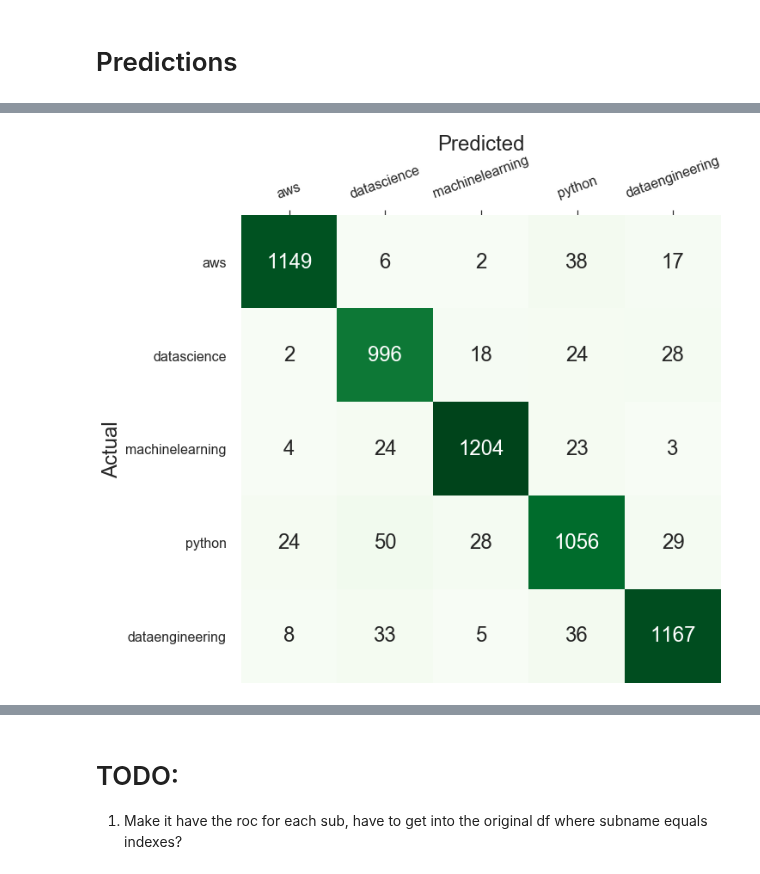
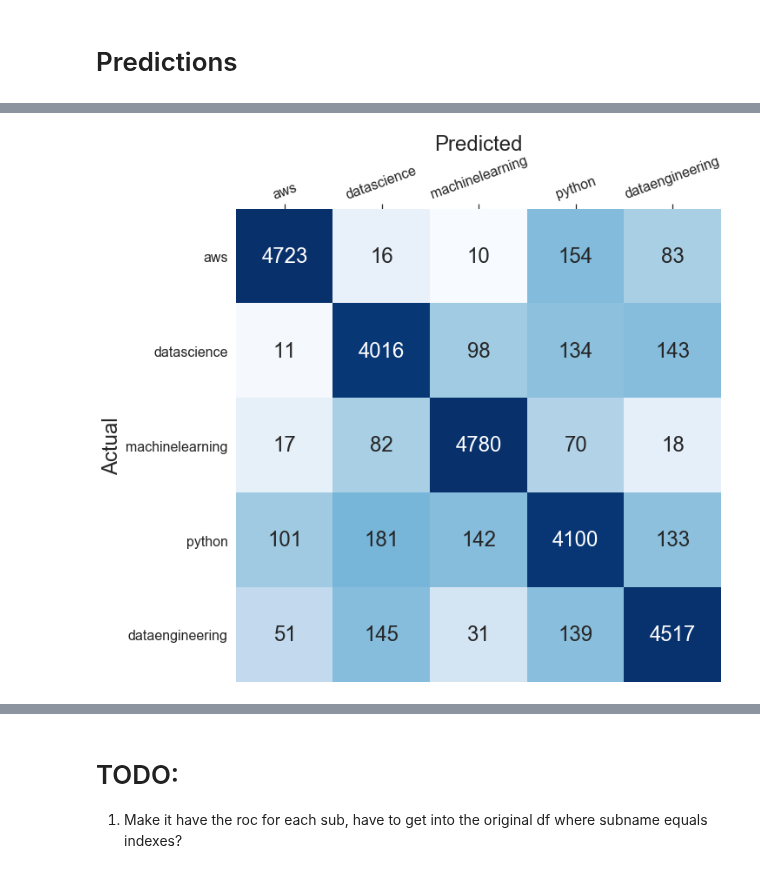
Before and after one commit to datapointchris/reddit-nlp, a Jupyter notebook: DS_coefficients and stats.ipynb, the cells around one changed output, grey strips where cells are left out. Saved outputs shown, nothing was run; the diff lists cells and outputs as text; code cells hidden in the pictures.

Commit message:
added more metrics to confusion matrix plots

```diff
--- a/DS_coefficients and stats.ipynb
+++ b/DS_coefficients and stats.ipynb
@@ -96,6 +88,6 @@ labeler.encodings_
  'python': 3,
  'dataengineering': 4}
 # %%
-useless_words = set(['using', 'lambda', 's3', 'does', 'looking', 'help', 'new', 'data', 'science', 'machine', 'learning', 'use', 'need', 'engineer', 'engineering'])
+useless_words = set(['using', 'lambda', 's3', 'does', 'looking', 'help', 'new', 'data', 'science', 'scientist', 'machine', 'learning', 'use', 'need', 'engineer', 'engineering'])
 
 custom_stop_words = ENGLISH_STOP_WORDS.union(subreddit_list, useless_words)
@@ -146,4 +140,4 @@ for sub, df in coef_dict.items():
 # %% [markdown]
 # Predictions
 # %%
-y_pred = model.predict(X_test)
+y_pred = model.predict(X)
@@ -164,13 +200,26 @@ df_cm
 # %%
+df_cm = pd.DataFrame(data=confusion_matrix(y, y_pred),
+                     columns=classes, index=classes)
+df_cm.index.name = 'Actual'
+df_cm.columns.name = 'Predicted'
+
 fig, ax = plt.subplots(figsize=(2*len(classes),2*len(classes)))
 
 sns.set(font_scale=2)
-sns.heatmap(df_cm, annot=True, fmt="d", cbar=False, cmap='Greens', ax=ax)
+sns.heatmap(df_cm,
+            annot=True,
+            fmt="d",
+            cbar=False,
+            cmap='Blues',
+            ax=ax,
+            norm=LogNorm()
+           )
+
 fontdict={'fontsize': 16}
 
 ax.set_yticklabels(labels=classes, rotation='horizontal', fontdict=fontdict)
 ax.set_xticklabels(labels=classes, rotation=20, fontdict=fontdict)
 ax.xaxis.tick_top()
 ax.xaxis.set_label_position('top')
 # %% [output]
-[figure, old version]
+[figure, new version]
```
Also changed, not shown: parts of 26 cells of this notebook.
